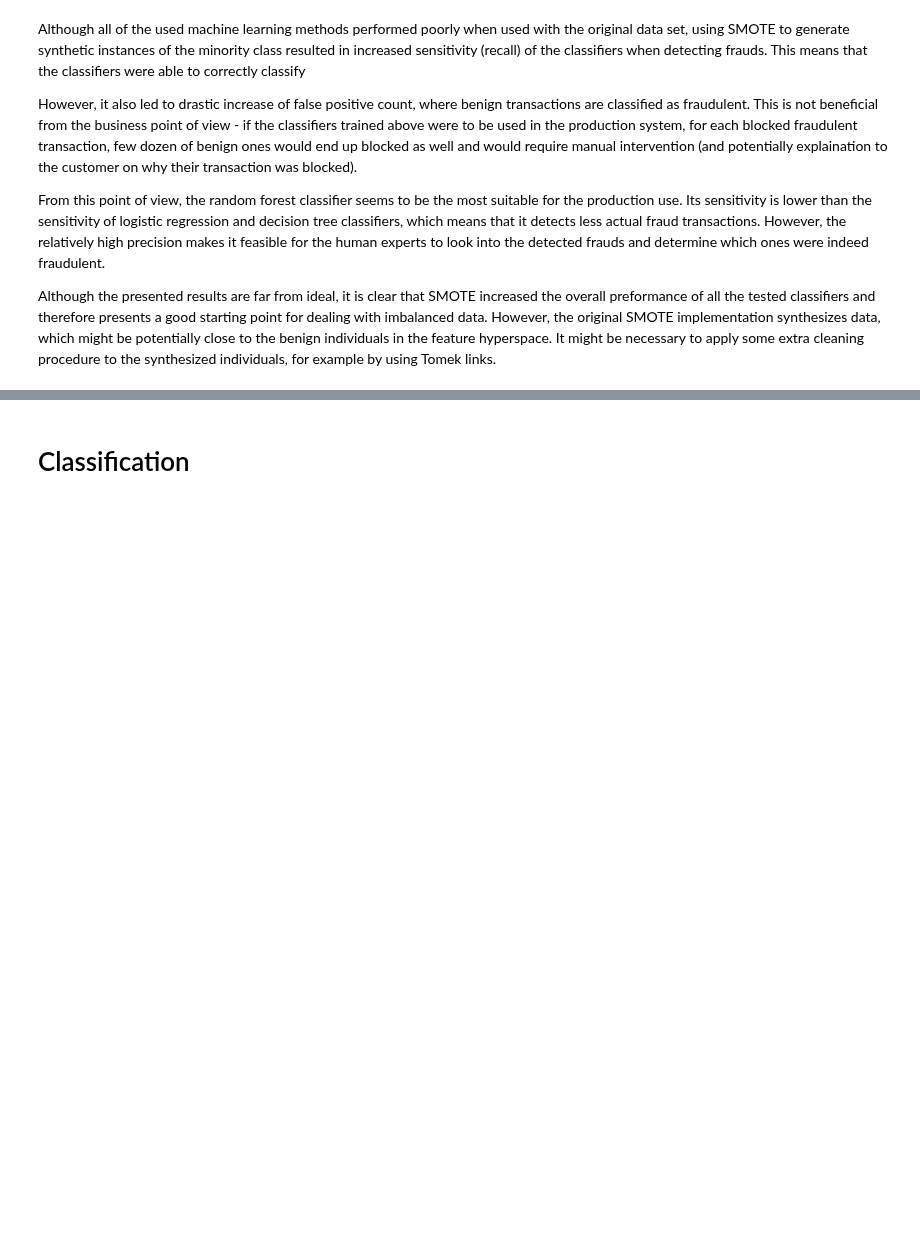
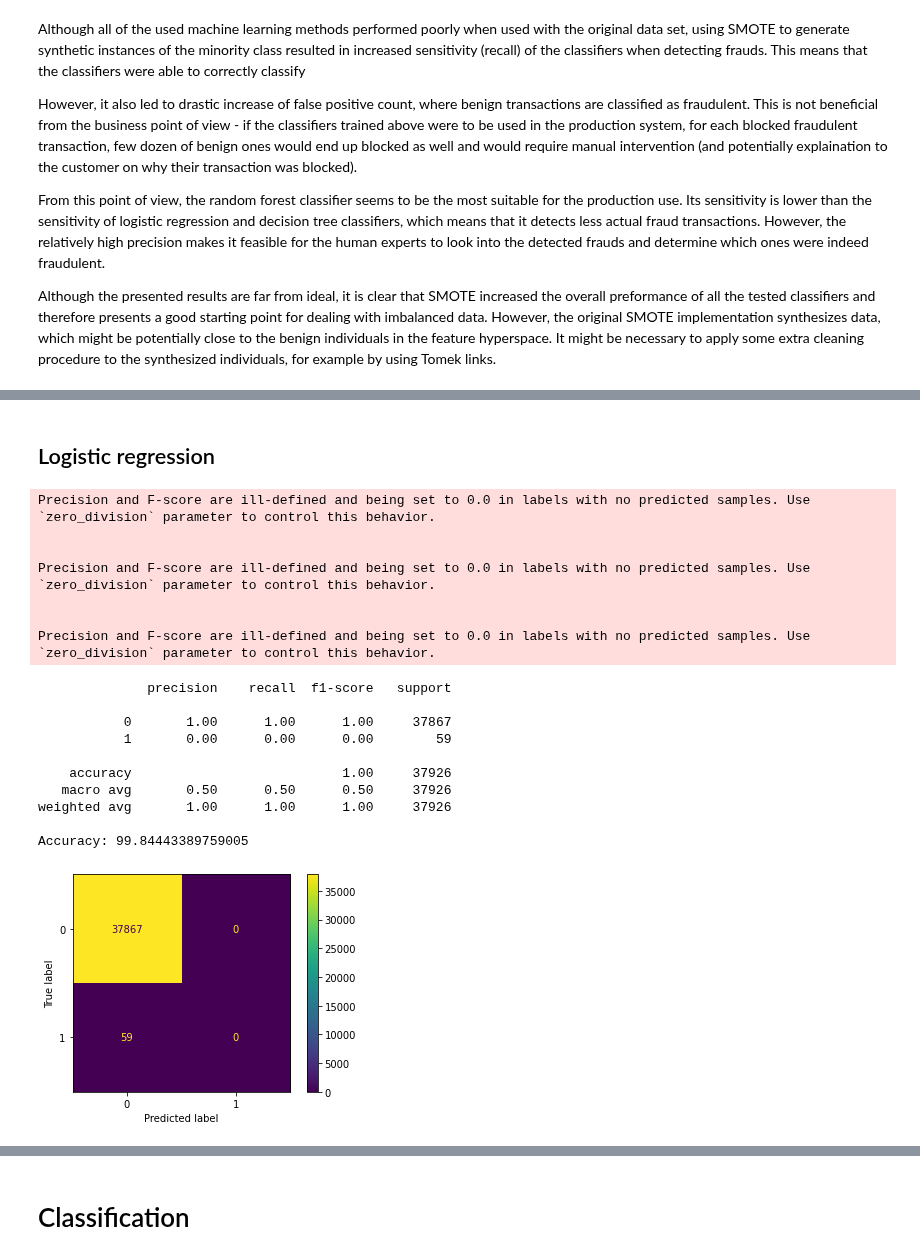
Before and after one commit to kponichtera/cs4035-cda, a Jupyter notebook: jupyter/lab1.ipynb, the cells around one changed output, grey strips where cells are left out. Saved outputs shown, nothing was run; the diff lists cells and outputs as text; code cells hidden in the pictures; blank space fills up the shorter version.

```diff
--- a/jupyter/lab1.ipynb
+++ b/jupyter/lab1.ipynb
@@ -529,0 +621,20 @@ It might be necessary to apply some extra cleaning procedure to the synthesized
+# %%
+def rank_swap(df: pd.DataFrame, columns: list[str], p: float):
+    for column in columns:
+        # sorted list for swapping
+        sorted_list = np.sort(df[column].unique())
+        sorted_len = len(sorted_list)
+        swap_range = math.ceil(sorted_len * p)
+        with np.nditer(df[column], op_flags=['readwrite']) as it:
+            for val in it:
+                # get index in sorted array
+                ind = np.where(sorted_list == val)[0][0]
+                # compute new index based on p value
+                new_index = random.randrange(0 if swap_range > ind else ind - swap_range,
+                                            sorted_len if ind + swap_range > sorted_len else ind + swap_range)
+                val[...] = sorted_list[new_index]
+    return df
+
+# rank swap selected columns with p=0.5
+X_rank_train = rank_swap(X_original_train, ['issuercountrycode', 'shoppercountrycode', 'card_id', 'mail_id', 'ip_id'], 0.5)
+print(X_rank_train.head())
@@ -529,0 +659,36 @@ It might be necessary to apply some extra cleaning procedure to the synthesized
+# %% [markdown]
+## Logistic regression
+# %%
+logreg_classifier = LogisticRegression(random_state=0, n_jobs=-1)
+logreg_classifier.fit(X_rank_train, y_original_train)
+
+y_predictions = logreg_classifier.predict(X_original_test)
+y_predictions_proba = logreg_classifier.predict_proba(X_test)[:, 1]
+
+print(classification_report(y_original_test, y_predictions))
+print(f"Accuracy: {accuracy_score(y_original_test, y_predictions) * 100}")
+
+logreg_fpr, logreg_tpr, _ = roc_curve(y_test, y_predictions_proba)
+logreg_roc_auc = auc(logreg_fpr, logreg_tpr)
+
+ConfusionMatrixDisplay.from_predictions(y_original_test, y_predictions)
+plt.show()
+# %% [output]
+Precision and F-score are ill-defined and being set to 0.0 in labels with no predicted samples. Use `zero_division` parameter to control this behavior.
+
+
+Precision and F-score are ill-defined and being set to 0.0 in labels with no predicted samples. Use `zero_division` parameter to control this behavior.
+
+
+Precision and F-score are ill-defined and being set to 0.0 in labels with no predicted samples. Use `zero_division` parameter to control this behavior.
+              precision    recall  f1-score   support
+
+           0       1.00      1.00      1.00     37867
+           1       0.00      0.00      0.00        59
+
+    accuracy                           1.00     37926
+   macro avg       0.50      0.50      0.50     37926
+weighted avg       1.00      1.00      1.00     37926
+
+Accuracy: 99.84443389759005
+[figure, added]
```
Also changed, not shown: parts of 29 cells of this notebook.
